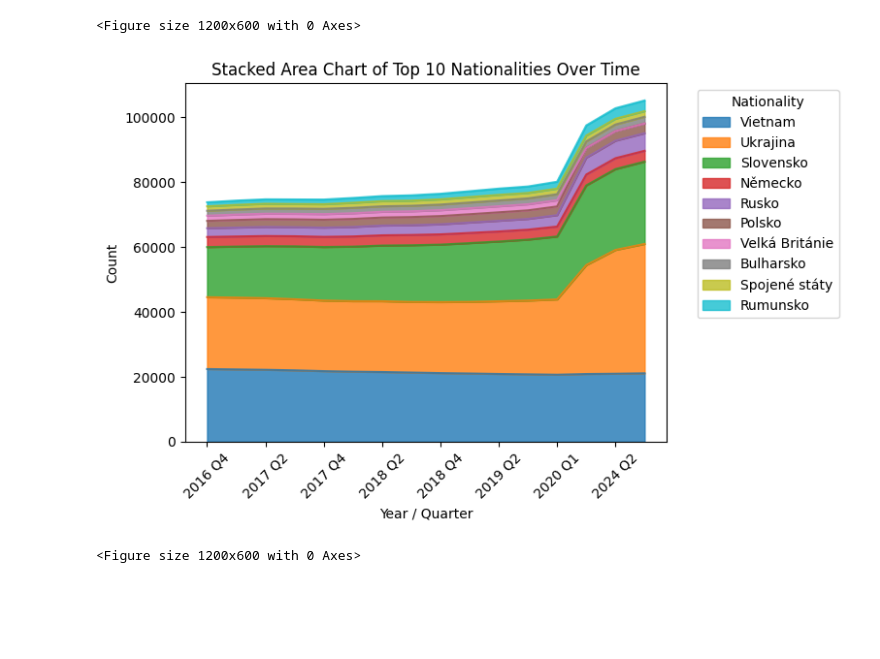
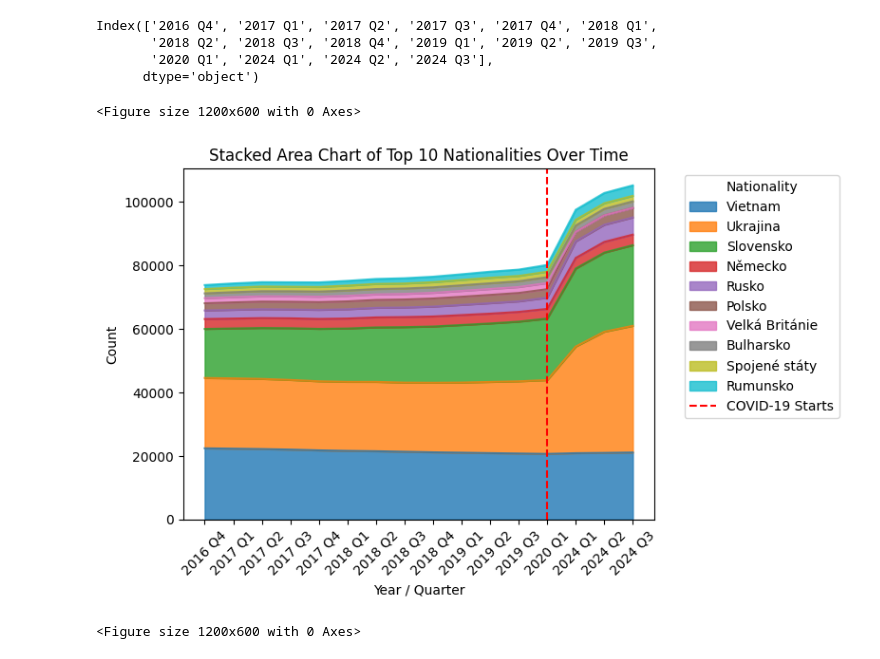
Before and after one commit to trodlermichal/muni_podnikatele_v_cr_podle_narodnosti, a Jupyter notebook: Visualisation.ipynb, the cells around one changed output. Saved outputs shown, nothing was run; the diff lists cells and outputs as text; code cells hidden in the pictures; blank space fills up the shorter version.

```diff
--- a/Visualisation.ipynb
+++ b/Visualisation.ipynb
@@ -1,32 +1,52 @@
 # %%
 import pandas as pd
 import matplotlib.pyplot as plt
+# %%
+print(df_top10.index)
+# %% [output]
+Index(['2016 Q4', '2017 Q1', '2017 Q2', '2017 Q3', '2017 Q4', '2018 Q1',
+       '2018 Q2', '2018 Q3', '2018 Q4', '2019 Q1', '2019 Q2', '2019 Q3',
+       '2020 Q1', '2024 Q1', '2024 Q2', '2024 Q3'],
+      dtype='object')
 # %%
+
 # Load the dataset (assuming it's a CSV)
 df = pd.read_csv("New_way_CSV/merged_sums.csv", index_col=0)
 
-# Select only the first 10 rows, except first one (Czech Republic)
+# Select only the first 10 rows, except the first one (Czech Republic)
 df_top10 = df[1:11]
 
 # Transpose the DataFrame so columns become the X-axis
 df_top10 = df_top10.T
 
+# Remove duplicates from the index if any
+df_top10 = df_top10.loc[~df_top10.index.duplicated(keep='first')]
+
 # Plot stacked area chart
 plt.figure(figsize=(12, 6))
-df_top10.plot(kind="area", stacked=True, colormap="tab10", alpha=0.8)
+ax = df_top10.plot(kind="area", stacked=True, colormap="tab10", alpha=0.8)
+
+# Set the x-ticks to match the quarter format
+plt.xticks(ticks=range(len(df_top10.index)), labels=df_top10.index, rotation=45)
+
+# Adding vertical lines for key events using x-tick positions
+# Ensure the quarters exist in the cleaned-up index before plotting vertical lines
+if '2020 Q1' in df_top10.index:
+    plt.axvline(x=df_top10.index.get_loc('2020 Q1'), color='red', linestyle='--', label="COVID-19 Starts")
+if '2022 Q1' in df_top10.index:
+    plt.axvline(x=df_top10.index.get_loc('2022 Q1'), color='blue', linestyle='--', label="Ukraine Invasion")
 
 # Labels & Title
 plt.xlabel("Year / Quarter")
 plt.ylabel("Count")
 plt.title("Stacked Area Chart of Top 10 Nationalities Over Time")
 plt.legend(title="Nationality", bbox_to_anchor=(1.05, 1), loc="upper left")
-plt.xticks(rotation=45)
 
 # Show plot
 plt.show()
 # %% [output]
 <Figure size 1200x600 with 0 Axes>
-[figure, old version]
+[figure, new version]
 # %%
 # Plot line chart
 plt.figure(figsize=(12, 6))
```
Also changed, not shown: 1 other file.
